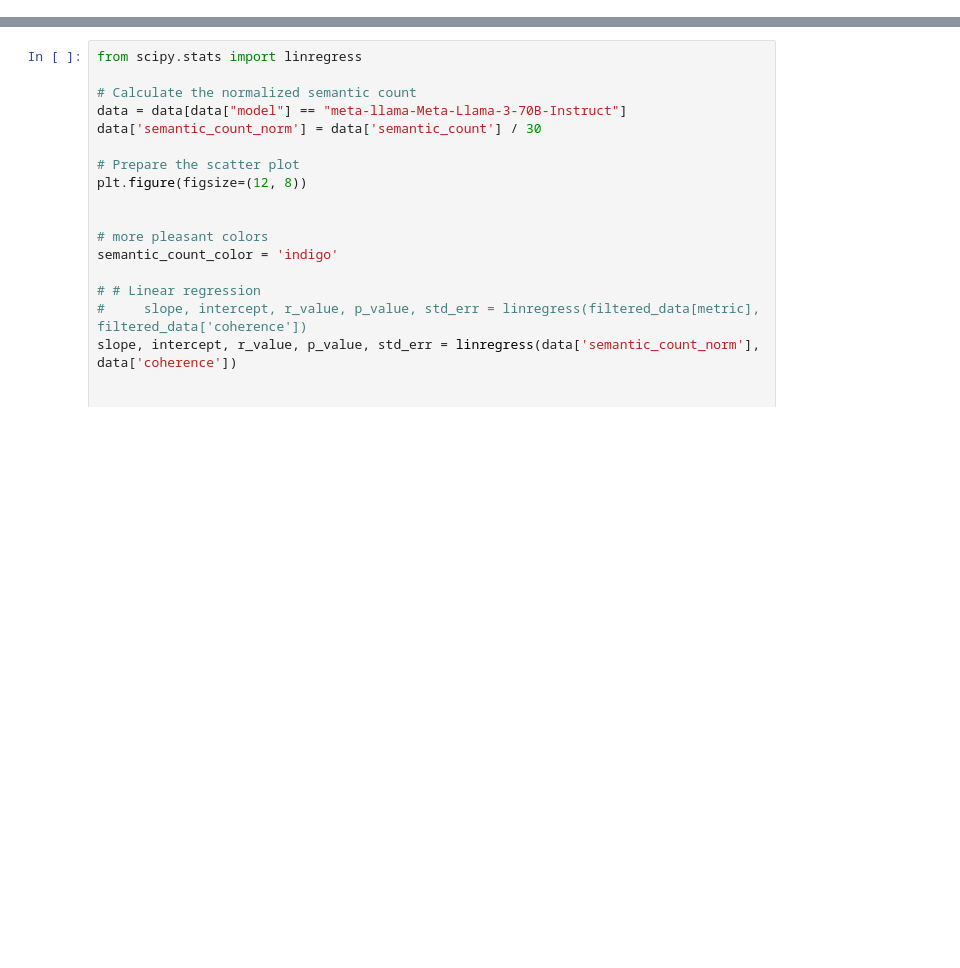
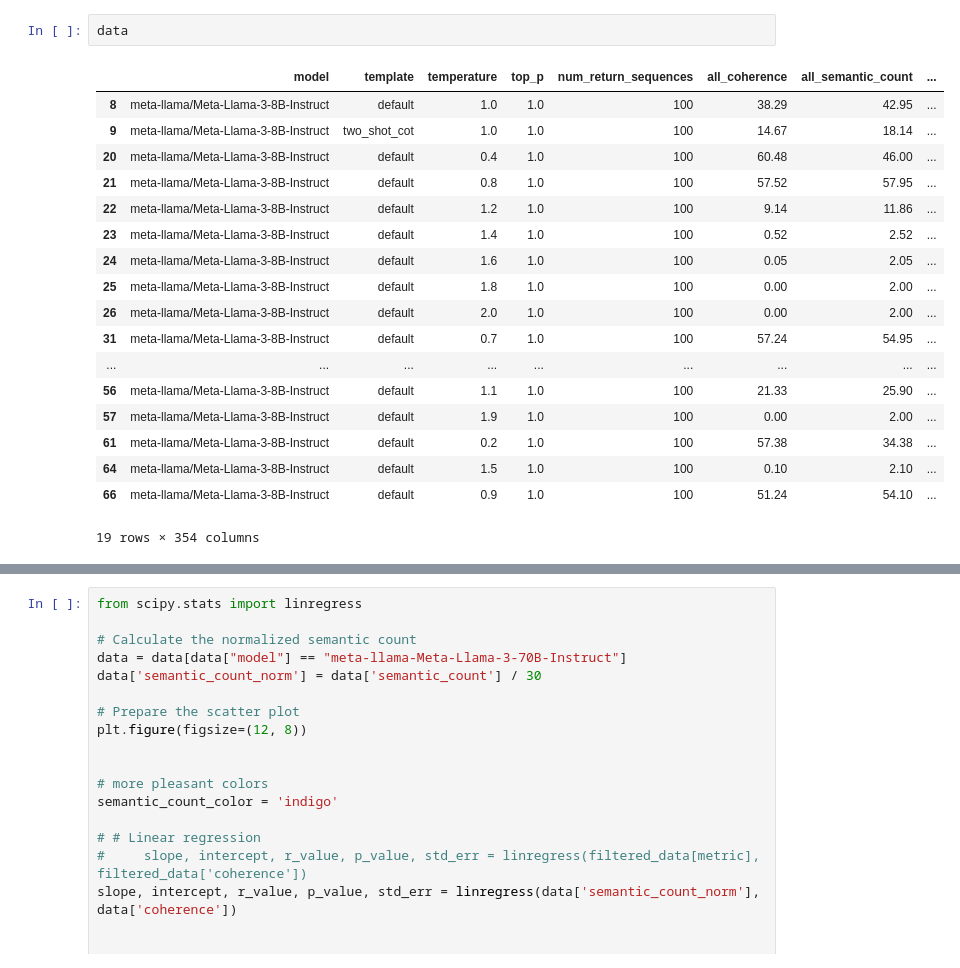
Before and after one commit to shuoli90/program_cal_diverse, a Jupyter notebook: notebooks/AnalyzeOpenEnded.ipynb, the cells around one changed output, grey strips where cells are left out. Cells and saved outputs as stored; diff of their text form; blank space fills up the shorter version.

```diff
--- a/notebooks/AnalyzeOpenEnded.ipynb
+++ b/notebooks/AnalyzeOpenEnded.ipynb
@@ -19,0 +116,21 @@ data.head()
+# %%
+data
+# %% [output]
+|  | model | template | temperature | top_p | num_return_sequences | all_coherence | all_semantic_count | ... |
+| 8 | meta-llama/Meta-Llama-3-8B-Instruct | default | 1.0 | 1.0 | 100 | 38.29 | 42.95 | ... |
+| 9 | meta-llama/Meta-Llama-3-8B-Instruct | two_shot_cot | 1.0 | 1.0 | 100 | 14.67 | 18.14 | ... |
+| 20 | meta-llama/Meta-Llama-3-8B-Instruct | default | 0.4 | 1.0 | 100 | 60.48 | 46.00 | ... |
+| 21 | meta-llama/Meta-Llama-3-8B-Instruct | default | 0.8 | 1.0 | 100 | 57.52 | 57.95 | ... |
+| 22 | meta-llama/Meta-Llama-3-8B-Instruct | default | 1.2 | 1.0 | 100 | 9.14 | 11.86 | ... |
+| 23 | meta-llama/Meta-Llama-3-8B-Instruct | default | 1.4 | 1.0 | 100 | 0.52 | 2.52 | ... |
+| 24 | meta-llama/Meta-Llama-3-8B-Instruct | default | 1.6 | 1.0 | 100 | 0.05 | 2.05 | ... |
+| 25 | meta-llama/Meta-Llama-3-8B-Instruct | default | 1.8 | 1.0 | 100 | 0.00 | 2.00 | ... |
+| 26 | meta-llama/Meta-Llama-3-8B-Instruct | default | 2.0 | 1.0 | 100 | 0.00 | 2.00 | ... |
+| 31 | meta-llama/Meta-Llama-3-8B-Instruct | default | 0.7 | 1.0 | 100 | 57.24 | 54.95 | ... |
+| ... | ... | ... | ... | ... | ... | ... | ... | ... |
+| 56 | meta-llama/Meta-Llama-3-8B-Instruct | default | 1.1 | 1.0 | 100 | 21.33 | 25.90 | ... |
+| 57 | meta-llama/Meta-Llama-3-8B-Instruct | default | 1.9 | 1.0 | 100 | 0.00 | 2.00 | ... |
+| 61 | meta-llama/Meta-Llama-3-8B-Instruct | default | 0.2 | 1.0 | 100 | 57.38 | 34.38 | ... |
+| 64 | meta-llama/Meta-Llama-3-8B-Instruct | default | 1.5 | 1.0 | 100 | 0.10 | 2.10 | ... |
+| 66 | meta-llama/Meta-Llama-3-8B-Instruct | default | 0.9 | 1.0 | 100 | 51.24 | 54.10 | ... |
+19 rows × 354 columns
```
Also changed, not shown: parts of 8 cells of this notebook, 4 other files.
